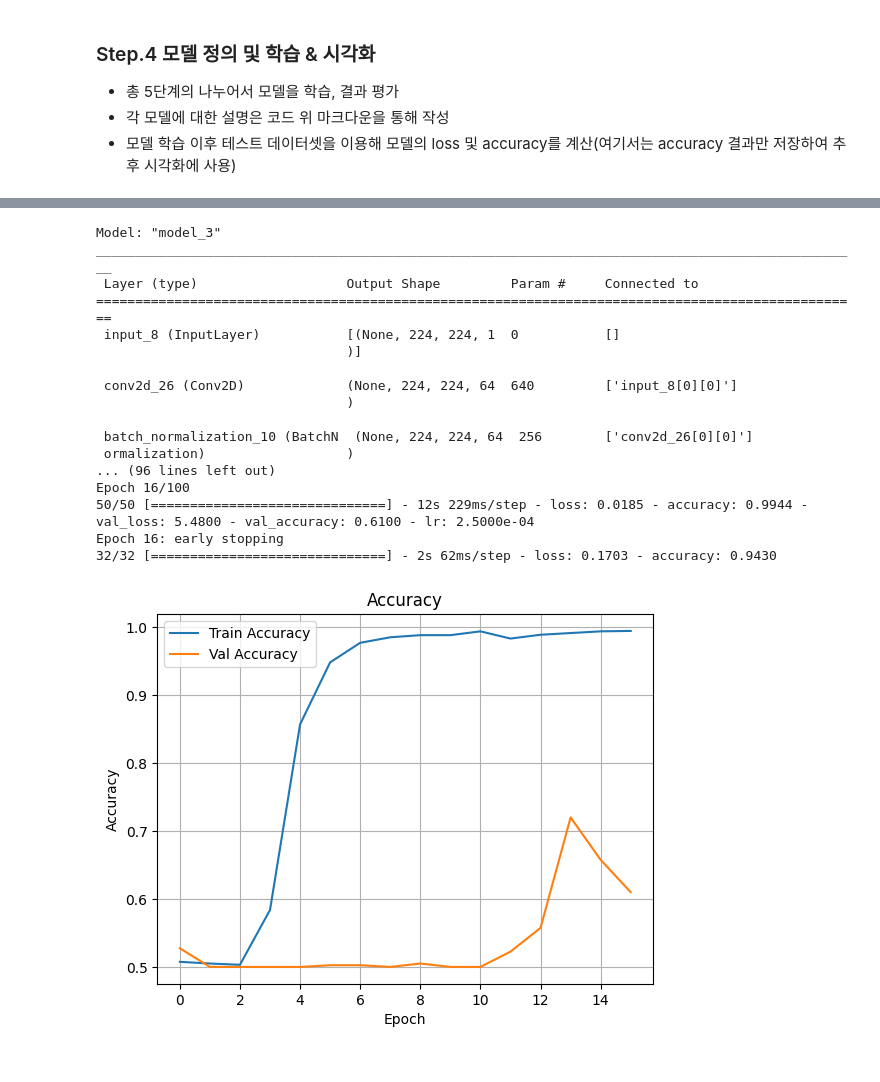
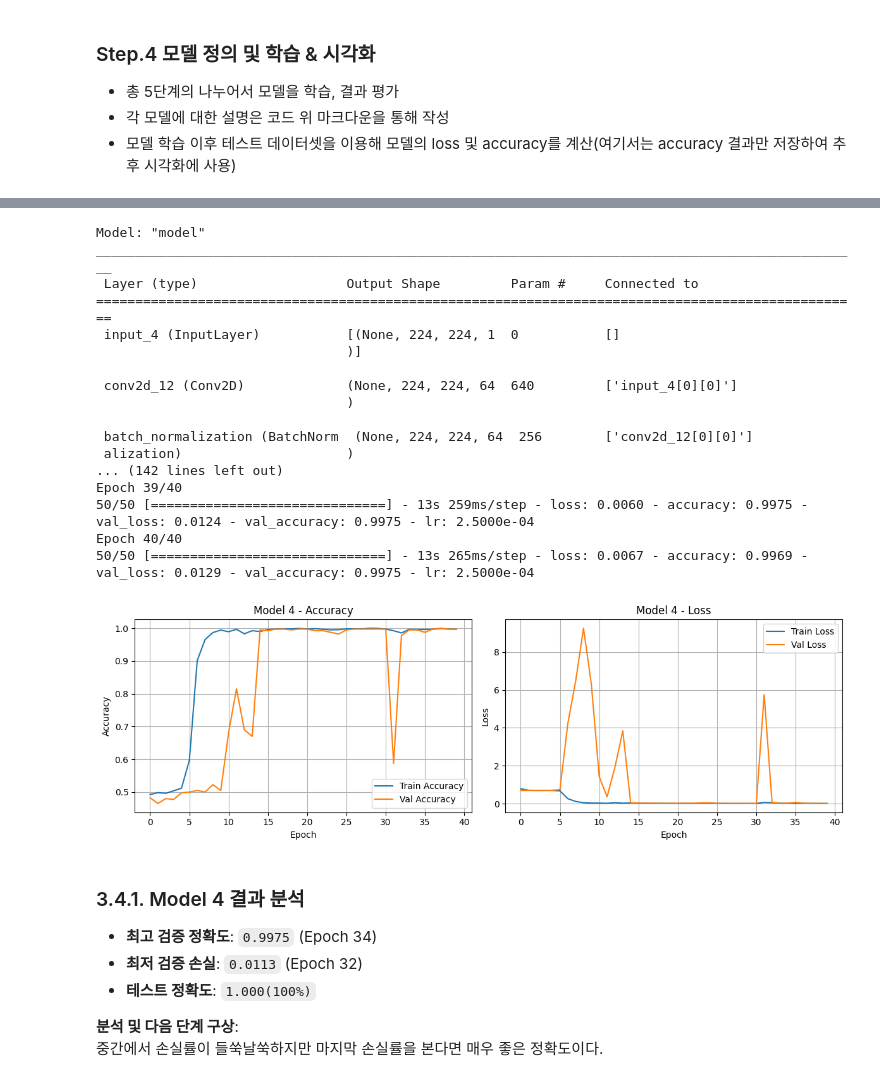
Before and after one commit to jsh0725/PCB_Classification, a Jupyter notebook: Binary_classification.ipynb, the cells around one changed output, grey strips where cells are left out. Saved outputs shown, nothing was run; the diff lists cells and outputs as text; code cells hidden in the pictures.

```diff
--- a/Binary_classification.ipynb
+++ b/Binary_classification.ipynb
@@ -342,9 +580,10 @@ plt.show()
 # %%
-#model_4 -> residual connections를 추가하여 정보 손실을 방지하는 모델
-# 몇 개의 층을 건너뛰는 연결(shortcut = layers.Conv2D(filters, (1, 1), padding="same")(x)을 하나 만들어
-# 다음 층들의 채널 수(filter)와 맞춰주어 덧셈연산이 가능하게 함
-# 모델의 층이 깊어질 수록 정보가 소실되는 문제(기울기 소실, 과적합 등..)가 발생 할 수 있기에
-# ADD 연산을 통해 입력이 그대로 다음 층으로 전달되고 층을 추가해도 성능이 나빠지지 않게 할 수 있음
+# 변경점 ResNet구조에 레이어 하나 추가 x = residual_block(x, 128)
+#                                      x = layers.MaxPooling2D()(x)
+# 드롭아웃 수치 (0.5 -> 0.6)
+
+EPOCH = 40 #loss가 중간에 튀는 문제 발생, 최적 가중치에 도달할 수 있도록 에폭 수를 늘렸음음
+
 def residual_block(x, filters):
     # shortcut 경로 : 입력 x 의 채널 수를 filters와 동일하게 맞춤
     shortcut = layers.Conv2D(filters, (1, 1), padding="same")(x)  # 크기 맞추기
@@ -374,7 +613,7 @@ x = layers.MaxPooling2D()(x)
 
 x = layers.GlobalAveragePooling2D()(x)
 x = layers.Dense(128, activation='relu')(x)
-x = layers.Dropout(0.6)(x)  # 드롭아웃 수치 (0.5 -> 0.6)
+x = layers.Dropout(0.6)(x)
 output_layer = layers.Dense(2, activation='softmax')(x)
 
 
@@ -393,37 +632,37 @@ history_4 = model_4.fit(train_dataset,
                         epochs=EPOCH,
                         callbacks=[early_stop, reduce_lr]
                         )
-
-result = model.evaluate(test_dataset)
-accuracy_type4 = result[1]
+test_loss_4, test_acc_4 = model_4.evaluate(test_dataset, verbose = 0)
 # %% [output]
-Model: "model_3"
+Model: "model"
 __________________________________________________________________________________________________
  Layer (type)                   Output Shape         Param #     Connected to
 ==================================================================================================
- input_8 (InputLayer)           [(None, 224, 224, 1  0           []
+ input_4 (InputLayer)           [(None, 224, 224, 1  0           []
                                 )]
 
- conv2d_26 (Conv2D)             (None, 224, 224, 64  640         ['input_8[0][0]']
+ conv2d_12 (Conv2D)             (None, 224, 224, 64  640         ['input_4[0][0]']
                                 )
 
- batch_normalization_10 (BatchN  (None, 224, 224, 64  256        ['conv2d_26[0][0]']
- ormalization)                  )
-... (96 lines left out)
-Epoch 16/100
-50/50 [==============================] - 12s 229ms/step - loss: 0.0185 - accuracy: 0.9944 - val_loss: 5.4800 - val_accuracy: 0.6100 - lr: 2.5000e-04
-Epoch 16: early stopping
-32/32 [==============================] - 2s 62ms/step - loss: 0.1703 - accuracy: 0.9430
+ batch_normalization (BatchNorm  (None, 224, 224, 64  256        ['conv2d_12[0][0]']
+ alization)                     )
+... (142 lines left out)
+Epoch 39/40
+50/50 [==============================] - 13s 259ms/step - loss: 0.0060 - accuracy: 0.9975 - val_loss: 0.0124 - val_accuracy: 0.9975 - lr: 2.5000e-04
+Epoch 40/40
+50/50 [==============================] - 13s 265ms/step - loss: 0.0067 - accuracy: 0.9969 - val_loss: 0.0129 - val_accuracy: 0.9975 - lr: 2.5000e-04
 # %%
-#Train Accuracy, Val Accuracy 비교
-plt.plot(history_4.history['accuracy'], label='Train Accuracy')
-plt.plot(history_4.history['val_accuracy'], label='Val Accuracy')
-plt.title('Accuracy')
-plt.xlabel('Epoch')
-plt.ylabel('Accuracy')
-plt.legend()
-plt.grid(True)
-plt.show()
+#Train Accuracy, Val Accuracy 비교/Train Loss, Val Loss 비교
+plot_history(history_4, "Model 4")
 # %% [output]
-[figure, old version]
+[figure, new version]
+# %% [markdown]
+### 3.4.1. Model 4 결과 분석
+
+- **최고 검증 정확도**: `0.9975` (Epoch 34)
+- **최저 검증 손실**: `0.0113` (Epoch 32)
+- **테스트 정확도**: `1.000(100%)`
+
+**분석 및 다음 단계 구상**:
+중간에서 손실률이 들쑥날쑥하지만 마지막 손실률을 본다면 매우 좋은 정확도이다.
 # %% [markdown]
```
Also changed, not shown: parts of 25 cells of this notebook.
